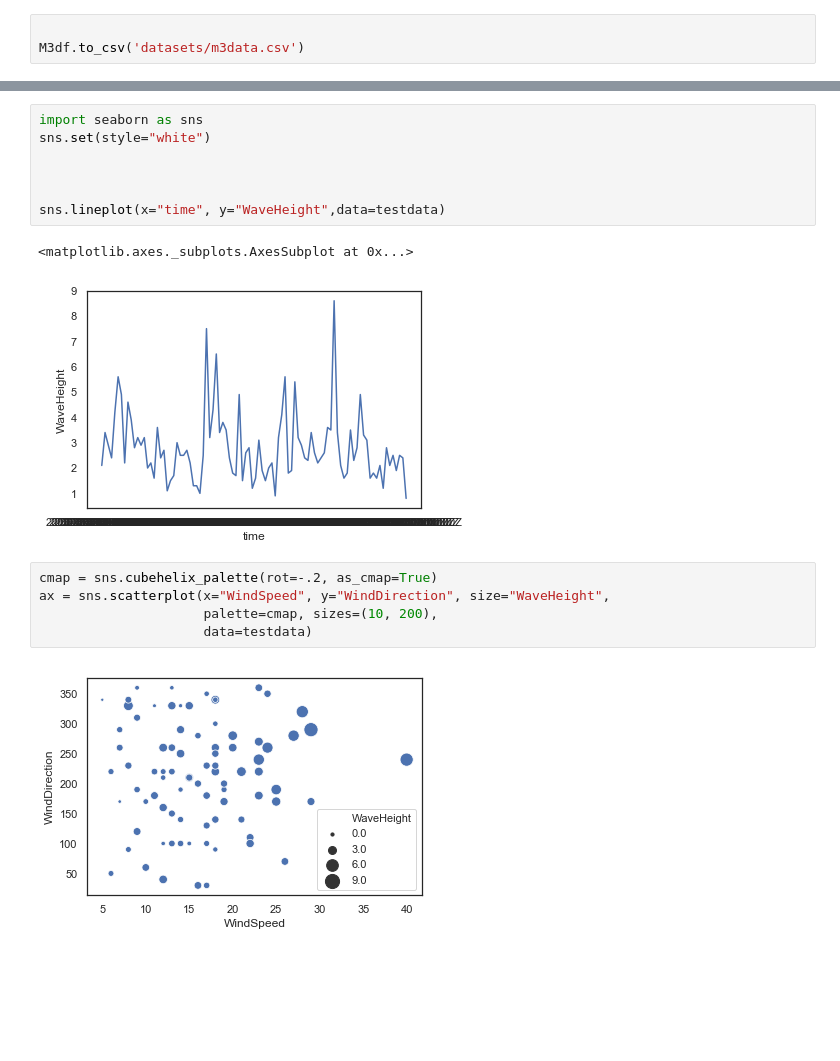
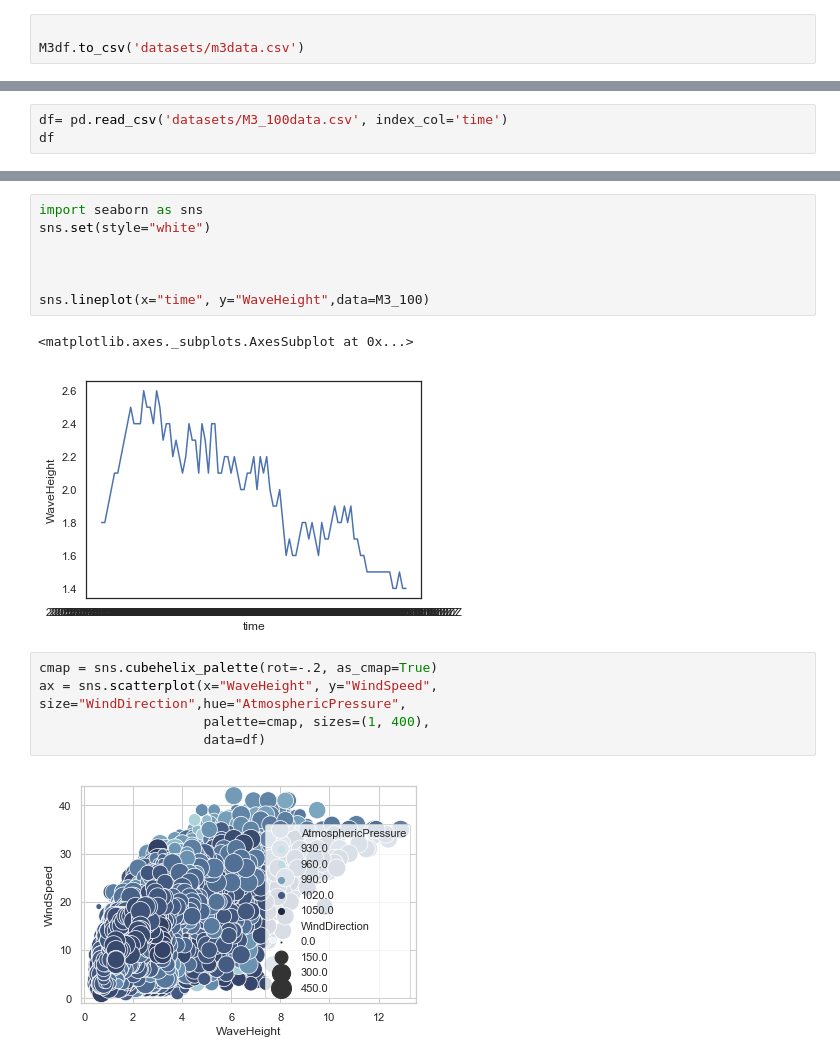
Before and after one commit to brensw/Programming-Project-2018, a Jupyter notebook: Project Notebook.ipynb, the cells around one changed output, grey strips where cells are left out. Saved outputs shown, nothing was run; the diff lists cells and outputs as text; blank space fills up the shorter version.

Commit message:
plot changes

```diff
--- a/Project Notebook.ipynb
+++ b/Project Notebook.ipynb
@@ -66,0 +59,3 @@ ran_100.to_csv('datasets/ran_100data.csv')
+# %%
+df= pd.read_csv('datasets/M3_100data.csv', index_col='time')
+df
@@ -76,14 +90,14 @@ sns.set(style="white")
 
 
 
-sns.lineplot(x="time", y="WaveHeight",data=testdata)
+sns.lineplot(x="time", y="WaveHeight",data=M3_100)
 # %% [output]
 <matplotlib.axes._subplots.AxesSubplot at 0x...>
-[figure, old version]
+[figure, new version]
 # %%
 cmap = sns.cubehelix_palette(rot=-.2, as_cmap=True)
-ax = sns.scatterplot(x="WindSpeed", y="WindDirection", size="WaveHeight",
-                     palette=cmap, sizes=(10, 200),
-                     data=testdata)
+ax = sns.scatterplot(x="WaveHeight", y="WindSpeed", size="WindDirection",hue="AtmosphericPressure",
+                     palette=cmap, sizes=(1, 400),
+                     data=df)
 # %% [output]
-[figure, old version]
+[figure, new version]
```
Also changed, not shown: parts of 7 cells of this notebook.
